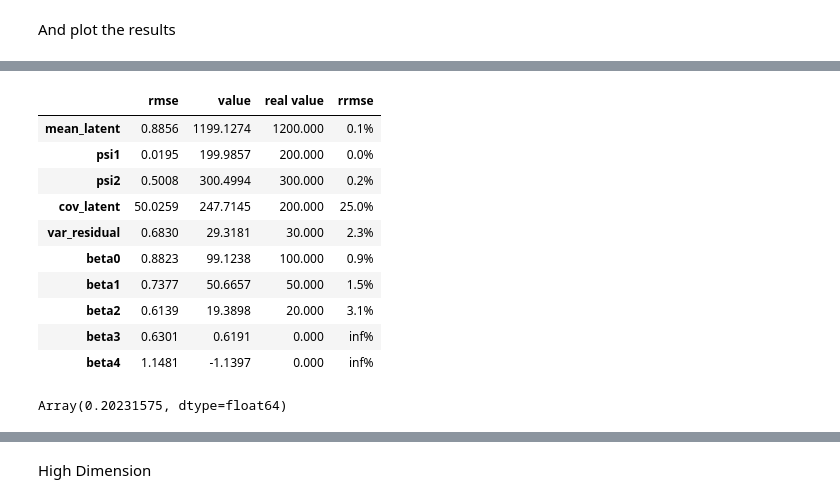
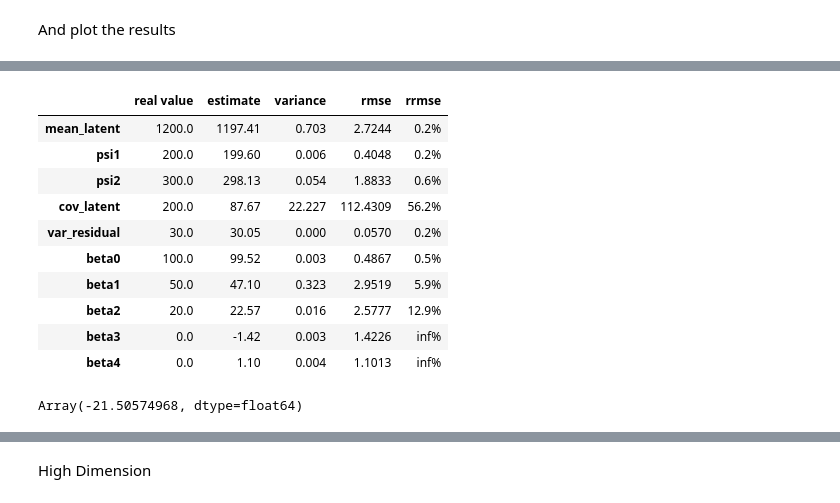
Before and after one commit to caillebotteAntoine/sdg4varselect, a Jupyter notebook: examples/senescence.ipynb, the cells around one changed output, grey strips where cells are left out. Saved outputs shown, nothing was run; the diff lists cells and outputs as text; code cells hidden in the pictures.

```diff
--- a/examples/senescence.ipynb
+++ b/examples/senescence.ipynb
@@ -10,25 +10,3 @@ import jax.numpy as jnp
 import jax.random as jrd
 
 sdgplt.FIGSIZE = 10
-# %%
-t = jnp.linspace(0, 10, num=100)
-# y = 2 + t*4 + 0.1*jrd.normal(jrd.PRNGKey(0), shape = t.shape)
-
-
-def m(x):
-    return 1 / (1 + jnp.exp(-(x - 5)))
-
-
-def g(y):
-    return -jnp.log(1 / y - 1) - 5
-
-
-y = m(t) + 0.01 * jrd.normal(jrd.PRNGKey(0), shape=t.shape)
-y = jnp.where(y < 0, m(0), y)
-
-sdgplt.FIGSIZE = 4
-fig = sdgplt.figure()
-ax = fig.add_subplot(2, 1, 1)
-ax.plot(t, y)
-ax = fig.add_subplot(2, 1, 2)
-ax.plot(t, g(y))
@@ -73,6 +47,11 @@ class HDLogisticMixedEffectsModel(AbstractMixedEffectsModel, AbstractHDModel):
         AbstractHDModel.__init__(self, P=P)
 
         self.init()
+
+    @property
+    def name(self):
+        """return a str called name, based on the parameter of the model"""
+        return f"HDLogisticMEM_N{self.N}_J{self.J}_P{self.P}"
 
     def init(self):
         """here you define the parametrization of the model
@@ -140,7 +119,7 @@ class HDLogisticMixedEffectsModel(AbstractMixedEffectsModel, AbstractHDModel):
 ### Data Generation
 Then we can generate a data set with $N=1000$ individuals and $J=20$ observation time per individuals
 # %%
-myModel = HDLogisticMixedEffectsModel(N=1000, J=15, P=5)
+myModel = HDLogisticMixedEffectsModel(N=200, J=10, P=5)
 
 p_star = myModel.new_params(
     mean_latent={"mu": 1200},
@@ -153,7 +132,7 @@ p_star = myModel.new_params(
 
 myobs, mysim = myModel.sample(p_star, jrd.PRNGKey(0))
 
-fig = sdgplt.figure()
+fig = sdgplt.figure(4, 6)
 ax = fig.add_subplot(1, 1, 1)
 _ = ax.plot(myobs["mem_obs_time"].T, myobs["Y"].T, "o-")
 # %% [output]
@@ -224,43 +231,47 @@ fig, axs = sdgplt.plot(
 # %%
 import pandas as pd
 
 rmse = jnp.sqrt(
     ((jnp.array(multi_estim.last_theta) - myModel.hstack_params(p_star)) ** 2).mean(
         axis=0
     )
 )
 pd.DataFrame(
     jnp.array(
         [
+            myModel.hstack_params(p_star),
+            jnp.array(multi_estim.last_theta).mean(
+                axis=0,
+            ),
+            jnp.array(multi_estim.last_theta).var(axis=0),
             rmse,
-            jnp.array(multi_estim.last_theta).mean(axis=0),
-            myModel.hstack_params(p_star),
             rmse / jnp.abs(myModel.hstack_params(p_star)),
         ]
     ).T,
-    columns=["rmse", "value", "real value", "rrmse"],
+    columns=["real value", "estimate", "variance", "rmse", "rrmse"],
     index=myModel.params_names,
 ).style.format(
     {
+        "real value": "{:.1f}".format,
+        "estimate": "{:.2f}".format,
+        "variance": "{:.3f}".format,
         "rmse": "{:.4f}".format,
-        "value": "{:.4f}".format,
-        "real value": "{:.3f}".format,
         "rrmse": "{:.1%}".format,
     }
 )
 # %% [output]
-|  | rmse | value | real value | rrmse |
-| mean_latent | 0.8856 | 1199.1274 | 1200.000 | 0.1% |
-| psi1 | 0.0195 | 199.9857 | 200.000 | 0.0% |
-| psi2 | 0.5008 | 300.4994 | 300.000 | 0.2% |
-| cov_latent | 50.0259 | 247.7145 | 200.000 | 25.0% |
-| var_residual | 0.6830 | 29.3181 | 30.000 | 2.3% |
-| beta0 | 0.8823 | 99.1238 | 100.000 | 0.9% |
-| beta1 | 0.7377 | 50.6657 | 50.000 | 1.5% |
-| beta2 | 0.6139 | 19.3898 | 20.000 | 3.1% |
-| beta3 | 0.6301 | 0.6191 | 0.000 | inf% |
-| beta4 | 1.1481 | -1.1397 | 0.000 | inf% |
+|  | real value | estimate | variance | rmse | rrmse |
+| mean_latent | 1200.0 | 1197.41 | 0.703 | 2.7244 | 0.2% |
+| psi1 | 200.0 | 199.60 | 0.006 | 0.4048 | 0.2% |
+| psi2 | 300.0 | 298.13 | 0.054 | 1.8833 | 0.6% |
+| cov_latent | 200.0 | 87.67 | 22.227 | 112.4309 | 56.2% |
+| var_residual | 30.0 | 30.05 | 0.000 | 0.0570 | 0.2% |
+| beta0 | 100.0 | 99.52 | 0.003 | 0.4867 | 0.5% |
+| beta1 | 50.0 | 47.10 | 0.323 | 2.9519 | 5.9% |
+| beta2 | 20.0 | 22.57 | 0.016 | 2.5777 | 12.9% |
+| beta3 | 0.0 | -1.42 | 0.003 | 1.4226 | inf% |
+| beta4 | 0.0 | 1.10 | 0.004 | 1.1013 | inf% |
 # %%
-multi_estim.likelihood.var()
+multi_estim[0].likelihood
 # %% [output]
-Array(0.20231575, dtype=float64)
+Array(-21.50574968, dtype=float64)
```
Also changed, not shown: parts of 29 cells of this notebook, 16 other files.
